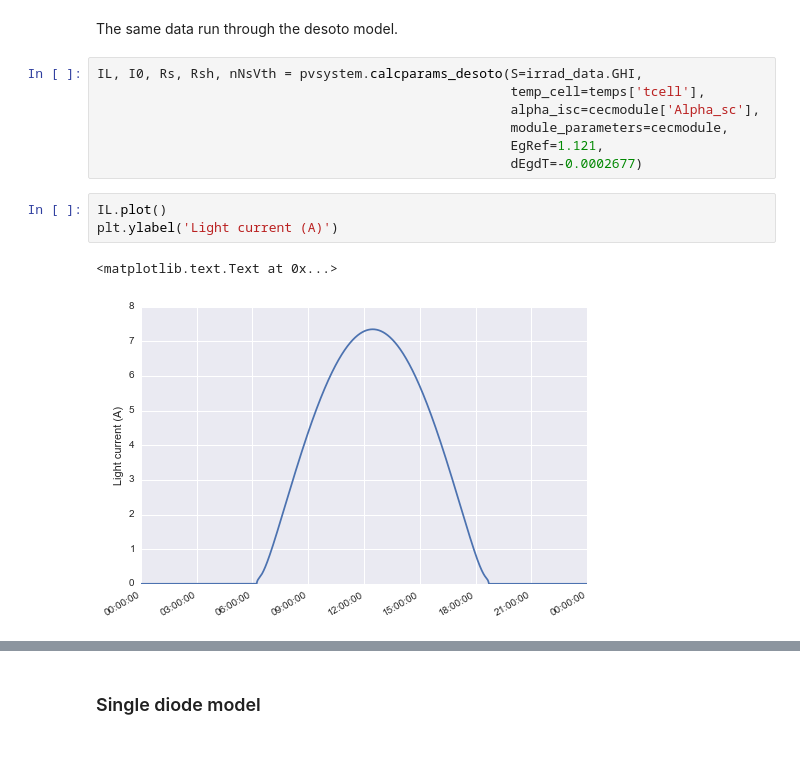
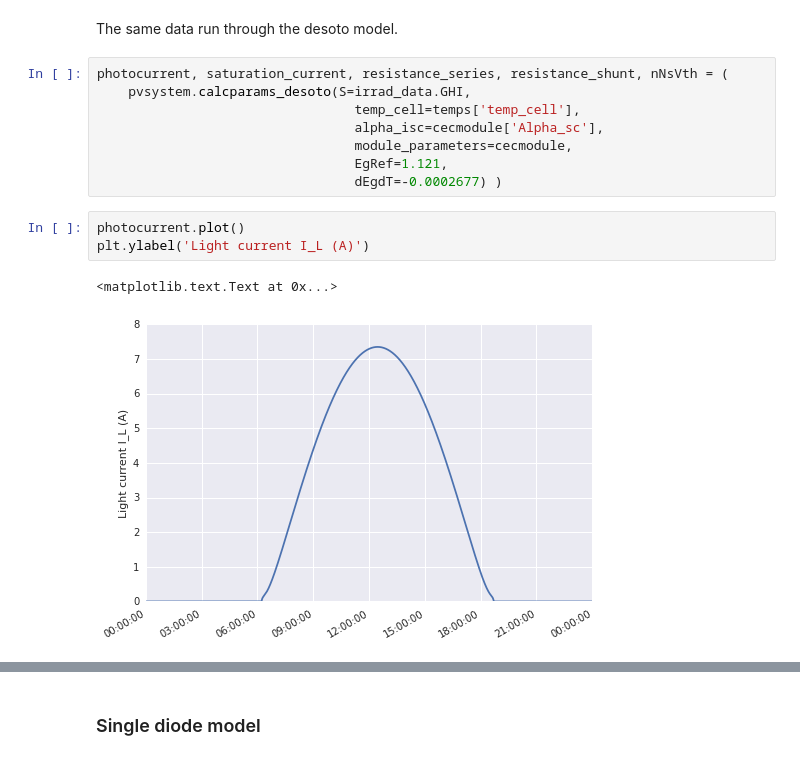
Before and after one commit to pvlib/pvlib-python, a Jupyter notebook: docs/tutorials/pvsystem.ipynb, the cells around one changed output, grey strips where cells are left out. Saved outputs shown, nothing was run; the diff lists cells and outputs as text.

```diff
--- a/docs/tutorials/pvsystem.ipynb
+++ b/docs/tutorials/pvsystem.ipynb
@@ -480,15 +492,16 @@ ax.legend()
 # %% [markdown]
 The same data run through the desoto model.
 # %%
-IL, I0, Rs, Rsh, nNsVth = pvsystem.calcparams_desoto(S=irrad_data.GHI,
-                                                     temp_cell=temps['tcell'],
-                                                     alpha_isc=cecmodule['Alpha_sc'],
-                                                     module_parameters=cecmodule,
-                                                     EgRef=1.121,
-                                                     dEgdT=-0.0002677)
+photocurrent, saturation_current, resistance_series, resistance_shunt, nNsVth = (
+    pvsystem.calcparams_desoto(S=irrad_data.GHI,
+                                 temp_cell=temps['temp_cell'],
+                                 alpha_isc=cecmodule['Alpha_sc'],
+                                 module_parameters=cecmodule,
+                                 EgRef=1.121,
+                                 dEgdT=-0.0002677) )
 # %%
-IL.plot()
-plt.ylabel('Light current (A)')
+photocurrent.plot()
+plt.ylabel('Light current I_L (A)')
 # %% [output]
 <matplotlib.text.Text at 0x...>
-[figure, old version]
+[figure, new version]
```
Also changed, not shown: parts of 29 cells of this notebook.
